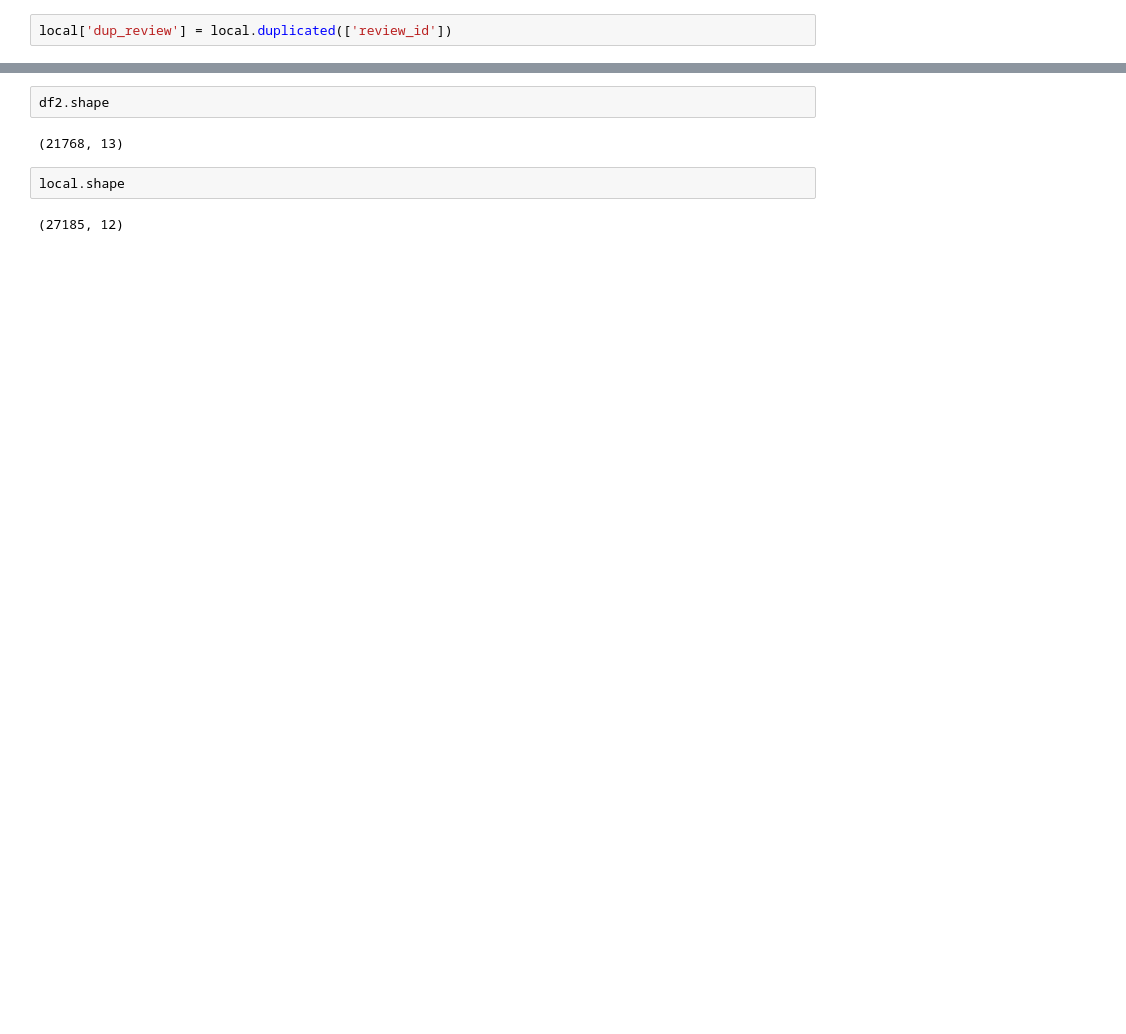
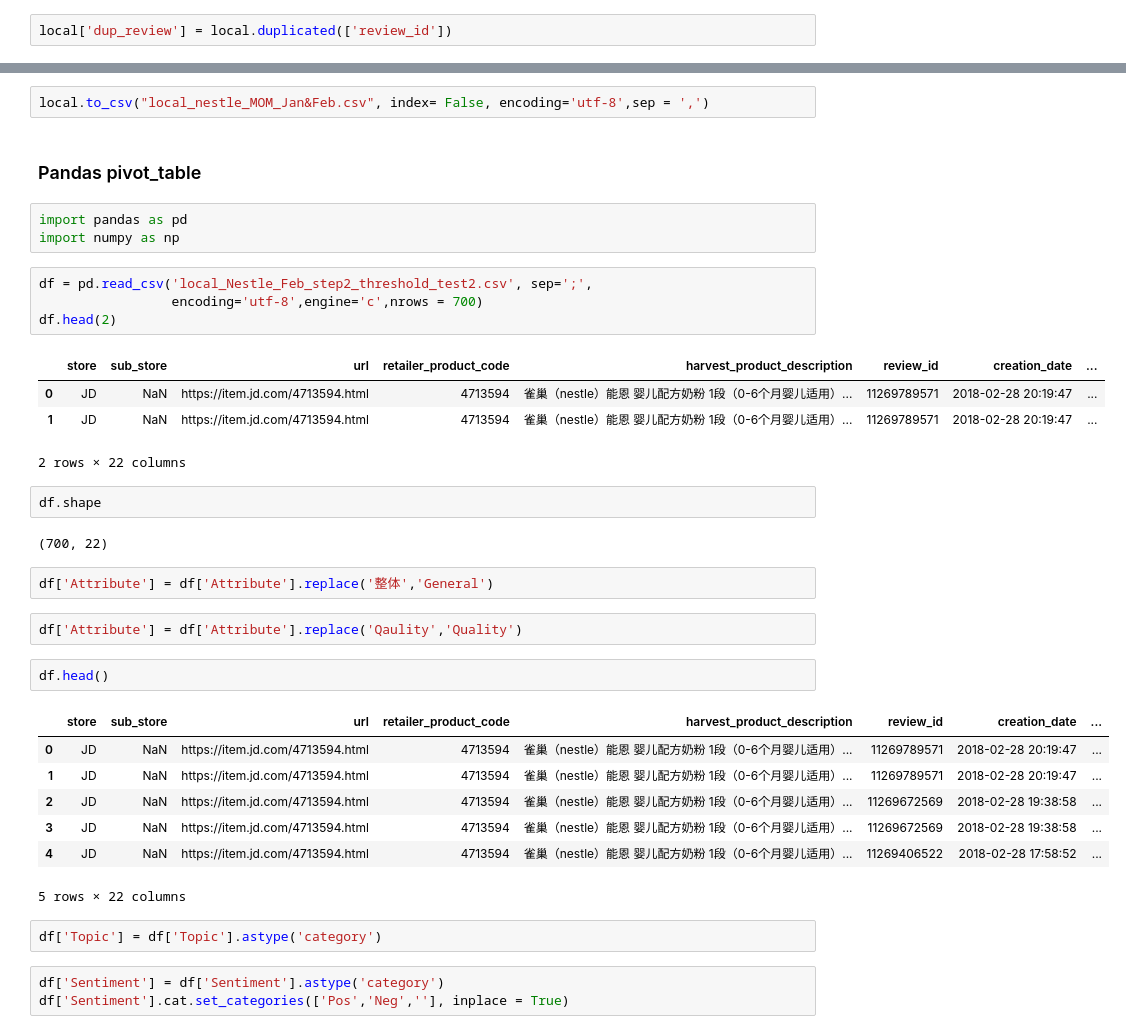
Before and after one commit to sophiazxj/textblob, a Jupyter notebook: work_manipulate_rr_nestle.ipynb, the cells around one changed output, grey strips where cells are left out. Cells and saved outputs as stored; diff of their text form; blank space fills up the shorter version.

```diff
--- a/work_manipulate_rr_nestle.ipynb
+++ b/work_manipulate_rr_nestle.ipynb
@@ -497,8 +459,39 @@ df2.tail()
-# %%
-df2.shape
-# %% [output]
-(21768, 13)
-# %%
-local.shape
-# %% [output]
-(27185, 12)
+# %%
+local.to_csv("local_nestle_MOM_Jan&Feb.csv", index= False, encoding='utf-8',sep = ',')
+# %% [markdown]
+### Pandas pivot_table
+# %%
+import pandas as pd
+import numpy as np
+# %%
+df = pd.read_csv('local_Nestle_Feb_step2_threshold_test2.csv', sep=';',
+                 encoding='utf-8',engine='c',nrows = 700)
+df.head(2)
+# %% [output]
+|  | store | sub_store | url | retailer_product_code | harvest_product_description | review_id | creation_date | ... |
+| 0 | JD | NaN | https://item.jd.com/4713594.html | 4713594 | 雀巢（nestle）能恩 婴儿配方奶粉 1段（0-6个月婴儿适用）... | 11269789571 | 2018-02-28 20:19:47 | ... |
+| 1 | JD | NaN | https://item.jd.com/4713594.html | 4713594 | 雀巢（nestle）能恩 婴儿配方奶粉 1段（0-6个月婴儿适用）... | 11269789571 | 2018-02-28 20:19:47 | ... |
+2 rows × 22 columns
+# %%
+df.shape
+# %% [output]
+(700, 22)
+# %%
+df['Attribute'] = df['Attribute'].replace('整体','General')
+# %%
+df['Attribute'] = df['Attribute'].replace('Qaulity','Quality')
+# %%
+df.head()
+# %% [output]
+|  | store | sub_store | url | retailer_product_code | harvest_product_description | review_id | creation_date | ... |
+| 0 | JD | NaN | https://item.jd.com/4713594.html | 4713594 | 雀巢（nestle）能恩 婴儿配方奶粉 1段（0-6个月婴儿适用）... | 11269789571 | 2018-02-28 20:19:47 | ... |
+| 1 | JD | NaN | https://item.jd.com/4713594.html | 4713594 | 雀巢（nestle）能恩 婴儿配方奶粉 1段（0-6个月婴儿适用）... | 11269789571 | 2018-02-28 20:19:47 | ... |
+| 2 | JD | NaN | https://item.jd.com/4713594.html | 4713594 | 雀巢（nestle）能恩 婴儿配方奶粉 1段（0-6个月婴儿适用）... | 11269672569 | 2018-02-28 19:38:58 | ... |
+| 3 | JD | NaN | https://item.jd.com/4713594.html | 4713594 | 雀巢（nestle）能恩 婴儿配方奶粉 1段（0-6个月婴儿适用）... | 11269672569 | 2018-02-28 19:38:58 | ... |
+| 4 | JD | NaN | https://item.jd.com/4713594.html | 4713594 | 雀巢（nestle）能恩 婴儿配方奶粉 1段（0-6个月婴儿适用）... | 11269406522 | 2018-02-28 17:58:52 | ... |
+5 rows × 22 columns
+# %%
+df['Topic'] = df['Topic'].astype('category')
+# %%
+df['Sentiment'] = df['Sentiment'].astype('category')
+df['Sentiment'].cat.set_categories(['Pos','Neg',''], inplace = True)
```
Also changed, not shown: parts of 56 cells of this notebook, 11 other files.
